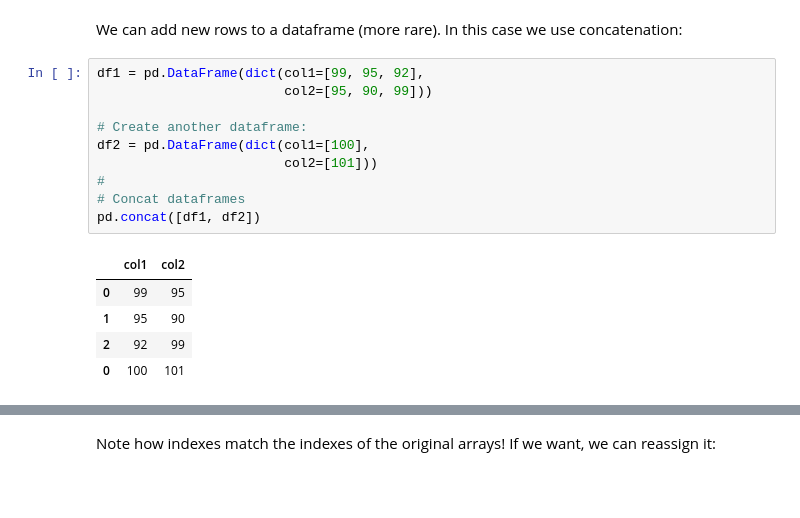
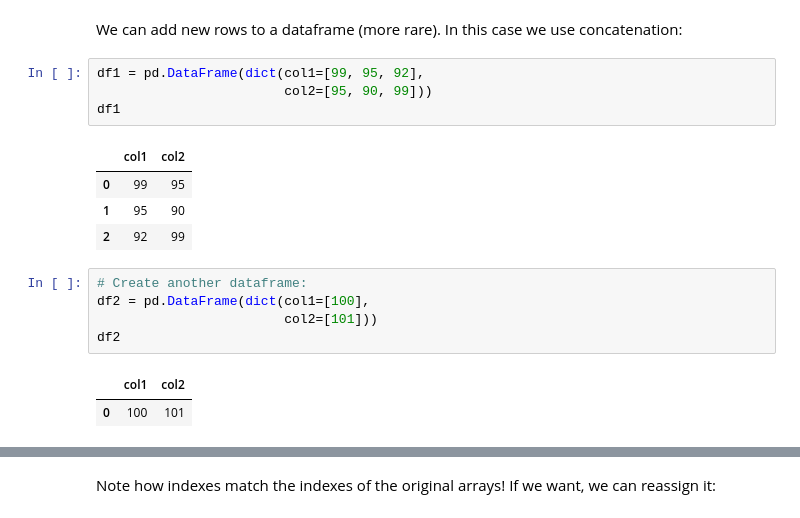
Before and after one commit to vigji/python-cimec-2024, a Jupyter notebook: lectures/Lecture1.2_Intro-pandas.ipynb, the cells around one changed output, grey strips where cells are left out. Drawn from its saved outputs; the diff is of its cells as text; blank space fills up the shorter version.

```diff
--- a/lectures/Lecture1.2_Intro-pandas.ipynb
+++ b/lectures/Lecture1.2_Intro-pandas.ipynb
@@ -565,16 +615,17 @@ We can add new rows to a dataframe (more rare). In this case we use concatenatio
 # %%
 df1 = pd.DataFrame(dict(col1=[99, 95, 92],
                         col2=[95, 90, 99]))
-
-# Create another dataframe:
-df2 = pd.DataFrame(dict(col1=[100],
-                        col2=[101]))
-#
-# Concat dataframes
-pd.concat([df1, df2])
+df1
 # %% [output]
 |  | col1 | col2 |
 | 0 | 99 | 95 |
 | 1 | 95 | 90 |
 | 2 | 92 | 99 |
-| 0 | 100 | 101 |
+# %%
+# Create another dataframe:
+df2 = pd.DataFrame(dict(col1=[100],
+                        col2=[101]))
+df2
+# %% [output]
+|  | col1 | col2 |
+| 0 | 100 | 101 |
```
Also changed, not shown: parts of 58 cells of this notebook, 2 other files.
